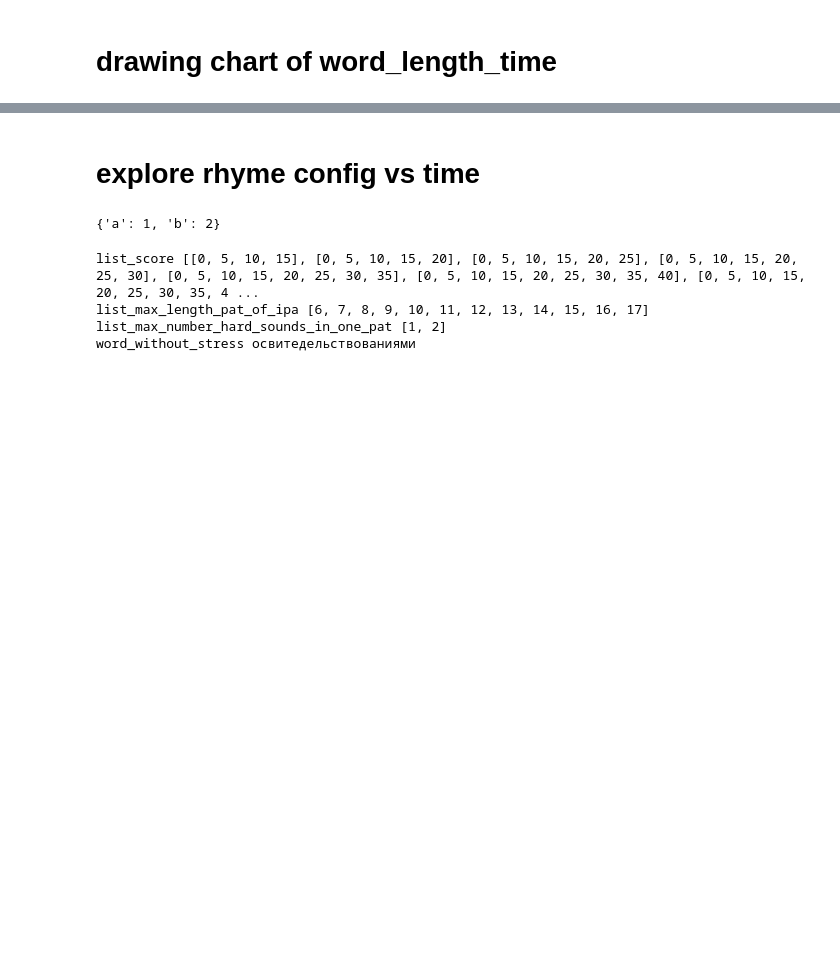
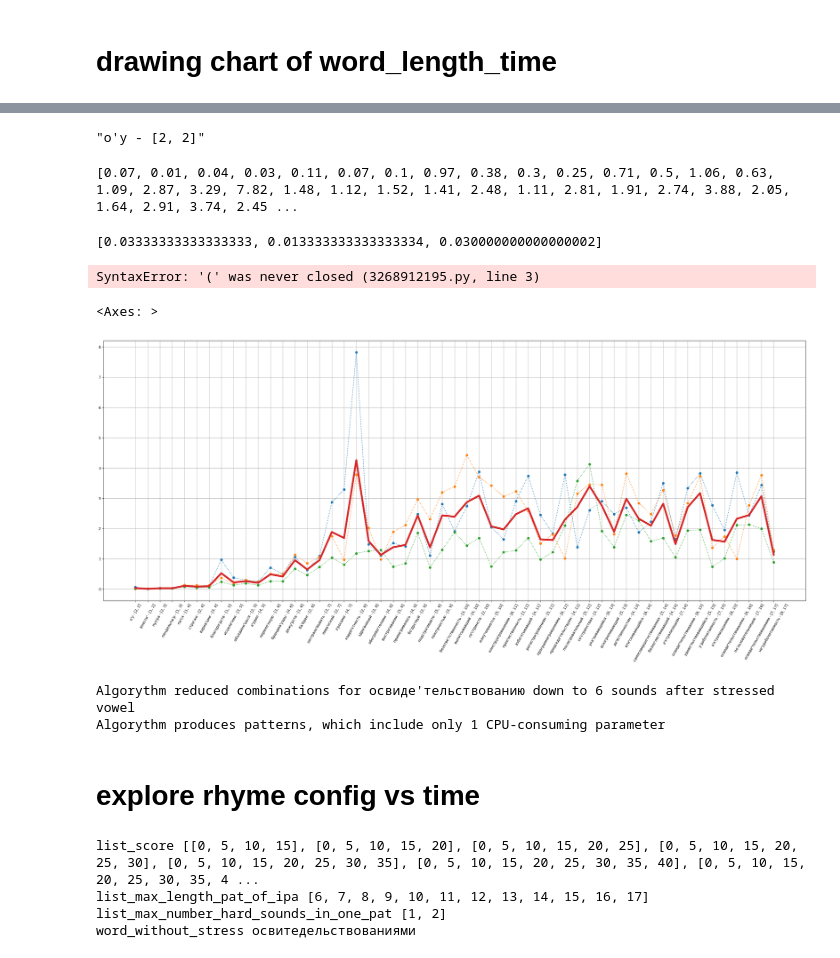
Before and after one commit to EugenefedorovPro/rhyme_rus, a Jupyter notebook: rhyme_rus/utils/rhyming_time/rhyming_time.ipynb, the cells around one changed output, grey strips where cells are left out. Drawn from its saved outputs; the diff is of its cells as text; code cells hidden in the pictures; blank space fills up the shorter version.

Commit message:
word_length_time graph

```diff
--- a/rhyme_rus/utils/rhyming_time/rhyming_time.ipynb
+++ b/rhyme_rus/utils/rhyming_time/rhyming_time.ipynb
@@ -182,11 +175,73 @@ plt.show()
+# %%
+def make_ticks(list_word_length_time):
+    source_for_ticks = 4
+    my_xticks = [(time[1][0] + " - " + str(time[1][1])) for time in list_word_length_time[source_for_ticks]]
+    return my_xticks
+my_xticks = make_ticks(list_word_length_time)
+my_xticks[0]
+# %% [output]
+"о'у - [2, 2]"
+# %%
+print(list_x_y[0][1], list_x_y[1][1])
+# %% [output]
+[0.07, 0.01, 0.04, 0.03, 0.11, 0.07, 0.1, 0.97, 0.38, 0.3, 0.25, 0.71, 0.5, 1.06, 0.63, 1.09, 2.87, 3.29, 7.82, 1.48, 1.12, 1.52, 1.41, 2.48, 1.11, 2.81, 1.91, 2.74, 3.88, 2.05, 1.64, 2.91, 3.74, 2.45 ...
+# %%
+def calc_list_y_average(list_x_y):
+    length = len(list_x_y[0][1])
+    sequence_of_matching_y = []
+    for i in range(length):
+        list_y = []
+        for x_y in list_x_y:
+            y_sequence = x_y[1]
+            y = y_sequence[i]
+            list_y.append(y)
+        sequence_of_matching_y.append(list_y)
+    list_y_average = []
+    for smy in sequence_of_matching_y:
+        avr = sum(smy)/len(smy)
+        list_y_average.append(avr)
+
+    return list_y_average
+list_y_average = calc_list_y_average(list_x_y)
+list_y_average[:3]
+# %% [output]
+[0.03333333333333333, 0.013333333333333334, 0.030000000000000002]
+# %%
+print(len(df_n_vowels_after_stress))
+print(len(list_y_average))
+print(len(list_x_y[0][0])
+print(len(my_xticks))
+# %% [output]
+SyntaxError: '(' was never closed (3268912195.py, line 3)
+# %%
+def draw_charts(list_x_y, my_xticks):
+    fig = plt.figure(figsize=(27,10))
+    ax = fig.add_axes([0,0,1,1])
+    ax.grid()
+    for x_y in list_x_y:
+        ax.plot(x_y[0], x_y[1], marker = "o", ls = ':')
+
+    list_y_average = calc_list_y_average(list_x_y)
+    ax.plot(list_x_y[0][0], list_y_average, marker = "+", linewidth = '5.0')
+
+    ax.set_xticks(list(range(len(my_xticks))))
+    ax.set_xticklabels(my_xticks, rotation = 60)
+    ax.set_xlabel("word-sounds-vowels")
+    ax.set_ylabel("minutes to find rhymes")
+    fig.savefig("depth_time_all.png", bbox_inches = "tight")
+
+    return ax
+draw_charts(list_x_y, my_xticks)
+# %% [output]
+<Axes: >
+[figure, added]
+# %%
+output = rhyme("освидетельствованию")
+# %% [output]
+Algorythm reduced combinations for освиде'тельствованию down to 6 sounds after stressed vowel
+Algorythm produces patterns, which include only 1 CPU-consuming parameter
 # %% [markdown]
 # explore rhyme config vs time
-# %%
-def test(**kwargs):
-    print(kwargs)
-test(a = 1, b = 2)
-# %% [output]
-{'a': 1, 'b': 2}
 # %%
 nested_list_score_numbers = [list(range(0, i, 5)) for i in range(20, 80, 5)]
 print("list_score",nested_list_score_numbers)
```
Also changed, not shown: parts of 13 cells of this notebook, 16 other files.
